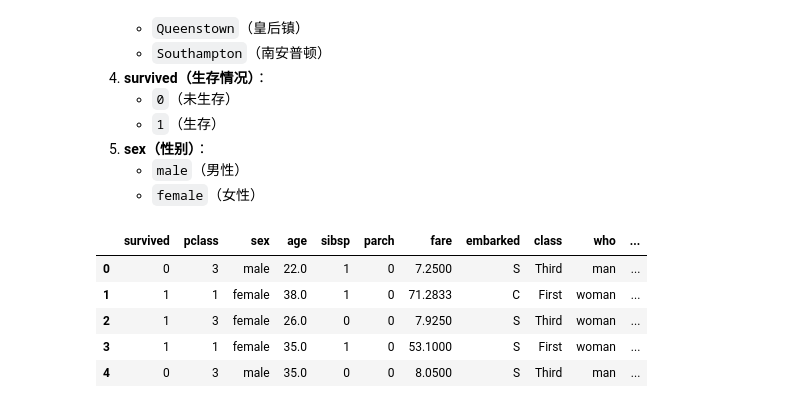
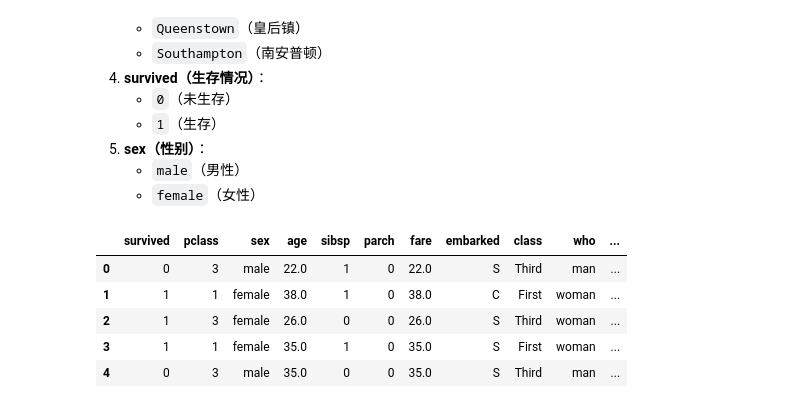
Before and after one commit to itsaquestion/py4ss_v4, a Jupyter notebook: book_parts/stats/02-hypothesis_tests.ipynb, the cells around one changed output. Drawn from its saved outputs; the diff is of its cells as text; code cells hidden in the pictures.

```diff
--- a/book_parts/stats/02-hypothesis_tests.ipynb
+++ b/book_parts/stats/02-hypothesis_tests.ipynb
@@ -394,27 +403,27 @@ plt.show()
 # %%
 ### 数据预处理
 
 import pandas as pd
 import numpy as np
 
 # import seaborn as sns
 from scipy import stats
 import statsmodels.api as sm
 from statsmodels.formula.api import ols
 
 # 加载数据集
 titanic = pd.read_csv("data/titanic.csv")
 
 # 数据清洗：填充年龄和票价的缺失值
-titanic["age"].fillna(titanic["age"].mean(), inplace=True)
-titanic["fare"].fillna(titanic["fare"].median(), inplace=True)
+titanic["age"] = titanic["age"].fillna(titanic["age"].mean())
+titanic["fare"] = titanic["age"].fillna(titanic["fare"].median())
 
 # 查看数据集的前几行
 titanic.head()
 # %% [output]
 |  | survived | pclass | sex | age | sibsp | parch | fare | embarked | class | who | ... |
-| 0 | 0 | 3 | male | 22.0 | 1 | 0 | 7.2500 | S | Third | man | ... |
-| 1 | 1 | 1 | female | 38.0 | 1 | 0 | 71.2833 | C | First | woman | ... |
-| 2 | 1 | 3 | female | 26.0 | 0 | 0 | 7.9250 | S | Third | woman | ... |
-| 3 | 1 | 1 | female | 35.0 | 1 | 0 | 53.1000 | S | First | woman | ... |
-| 4 | 0 | 3 | male | 35.0 | 0 | 0 | 8.0500 | S | Third | man | ... |
+| 0 | 0 | 3 | male | 22.0 | 1 | 0 | 22.0 | S | Third | man | ... |
+| 1 | 1 | 1 | female | 38.0 | 1 | 0 | 38.0 | C | First | woman | ... |
+| 2 | 1 | 3 | female | 26.0 | 0 | 0 | 26.0 | S | Third | woman | ... |
+| 3 | 1 | 1 | female | 35.0 | 1 | 0 | 35.0 | S | First | woman | ... |
+| 4 | 0 | 3 | male | 35.0 | 0 | 0 | 35.0 | S | Third | man | ... |
```
Also changed, not shown: parts of 1 cell of this notebook, 5 other files.
